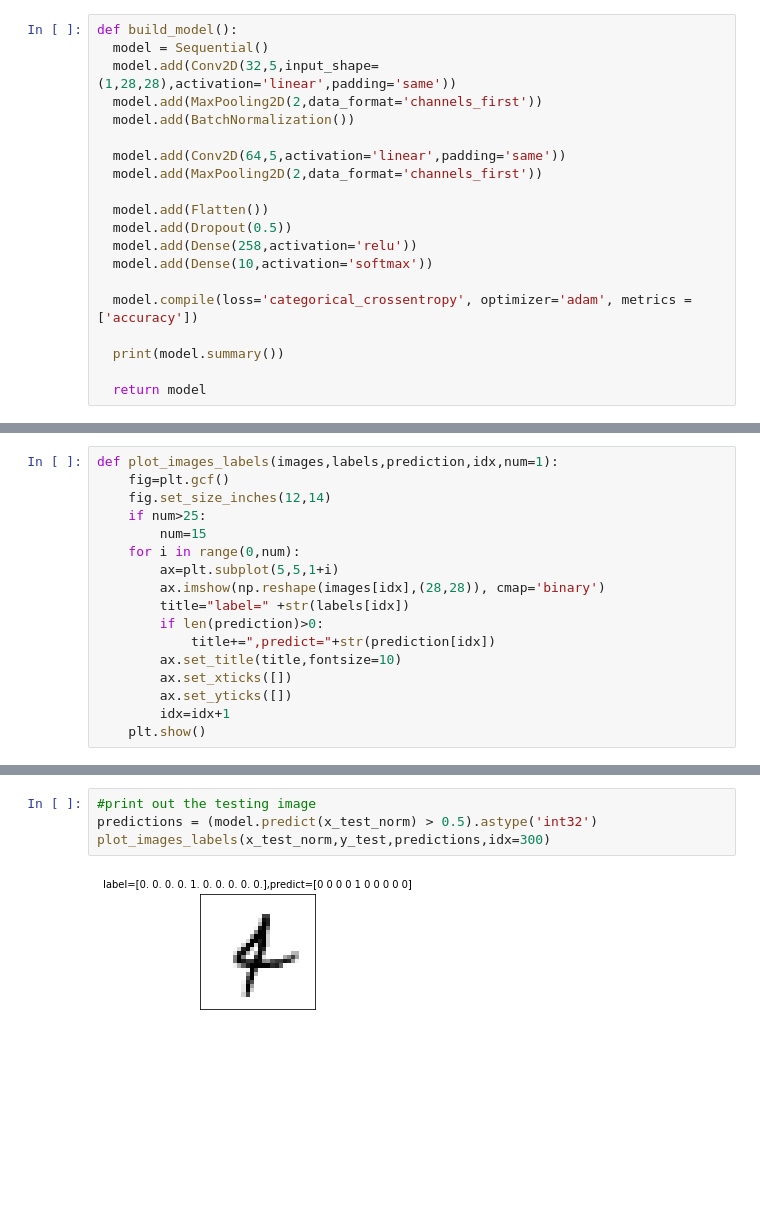
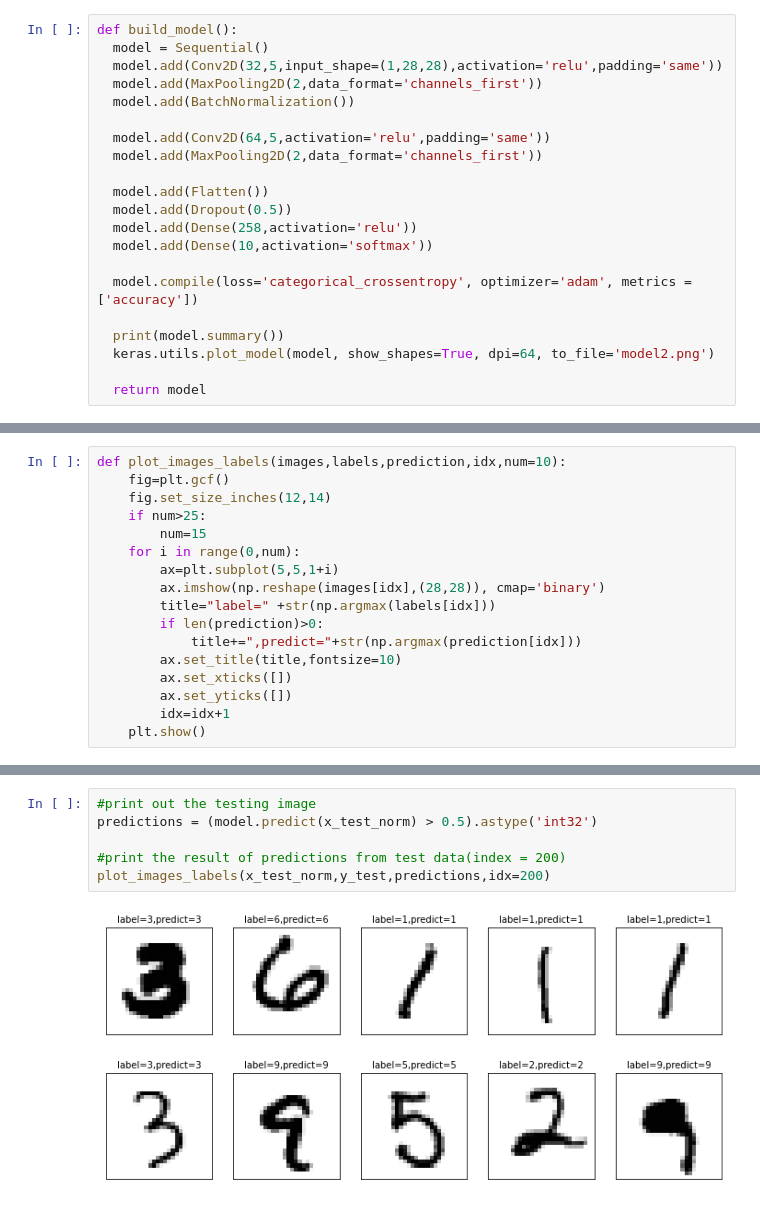
Before and after one commit to bella0826/MNIST, a Jupyter notebook: MNIST.ipynb, the cells around one changed output, grey strips where cells are left out. Cells and saved outputs as stored; diff of their text form; blank space fills up the shorter version.

```diff
--- a/MNIST.ipynb
+++ b/MNIST.ipynb
@@ -37,11 +45,11 @@ y_test = np_utils.to_categorical(y_test_label)
 # %%
 def build_model():
   model = Sequential()
-  model.add(Conv2D(32,5,input_shape=(1,28,28),activation='linear',padding='same'))
+  model.add(Conv2D(32,5,input_shape=(1,28,28),activation='relu',padding='same'))
   model.add(MaxPooling2D(2,data_format='channels_first'))
   model.add(BatchNormalization())
 
-  model.add(Conv2D(64,5,activation='linear',padding='same'))
+  model.add(Conv2D(64,5,activation='relu',padding='same'))
   model.add(MaxPooling2D(2,data_format='channels_first'))
 
   model.add(Flatten())
@@ -52,6 +60,7 @@ def build_model():
   model.compile(loss='categorical_crossentropy', optimizer='adam', metrics = ['accuracy'])
 
   print(model.summary())
+  keras.utils.plot_model(model, show_shapes=True, dpi=64, to_file='model2.png')
 
   return model
 # %%
@@ -73,7 +82,7 @@ def show_train_history(train_history,train,validation):
   plt.legend(['train','validation'],loc='upper left')
   plt.show()
 # %%
-def plot_images_labels(images,labels,prediction,idx,num=1):
+def plot_images_labels(images,labels,prediction,idx,num=10):
     fig=plt.gcf()
     fig.set_size_inches(12,14)
     if num>25:
@@ -81,9 +90,9 @@ def plot_images_labels(images,labels,prediction,idx,num=1):
     for i in range(0,num):
         ax=plt.subplot(5,5,1+i)
         ax.imshow(np.reshape(images[idx],(28,28)), cmap='binary')
-        title="label=" +str(labels[idx])
+        title="label=" +str(np.argmax(labels[idx]))
         if len(prediction)>0:
-            title+=",predict="+str(prediction[idx])
+            title+=",predict="+str(np.argmax(prediction[idx]))
         ax.set_title(title,fontsize=10)
         ax.set_xticks([])
         ax.set_yticks([])
@@ -130,6 +139,8 @@ accuracy 0.9901999831199646
 # %%
 #print out the testing image
 predictions = (model.predict(x_test_norm) > 0.5).astype('int32')
-plot_images_labels(x_test_norm,y_test,predictions,idx=300)
+
+#print the result of predictions from test data(index = 200)
+plot_images_labels(x_test_norm,y_test,predictions,idx=200)
 # %% [output]
-[figure, old version]
+[figure, new version]
```
Also changed, not shown: parts of 7 cells of this notebook.
